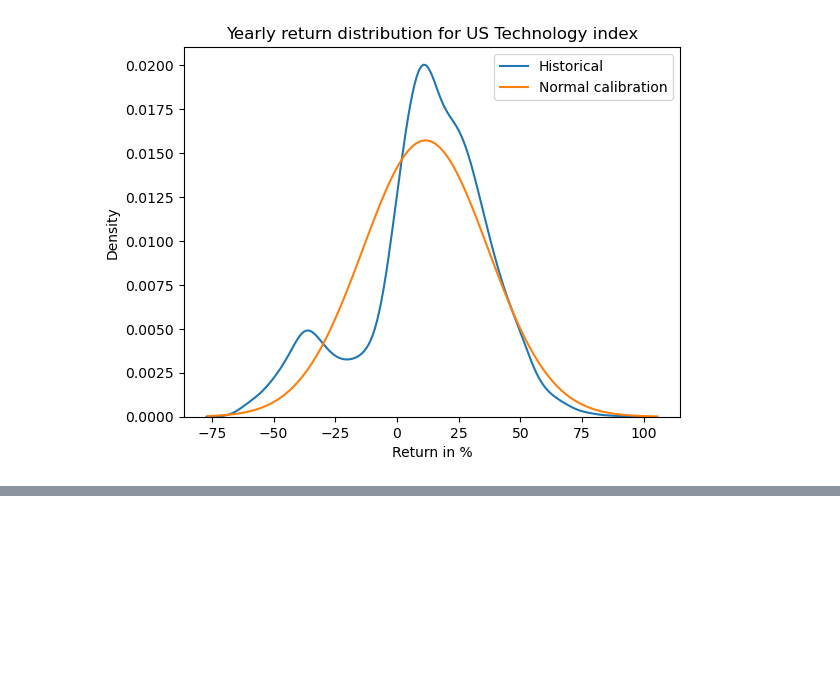
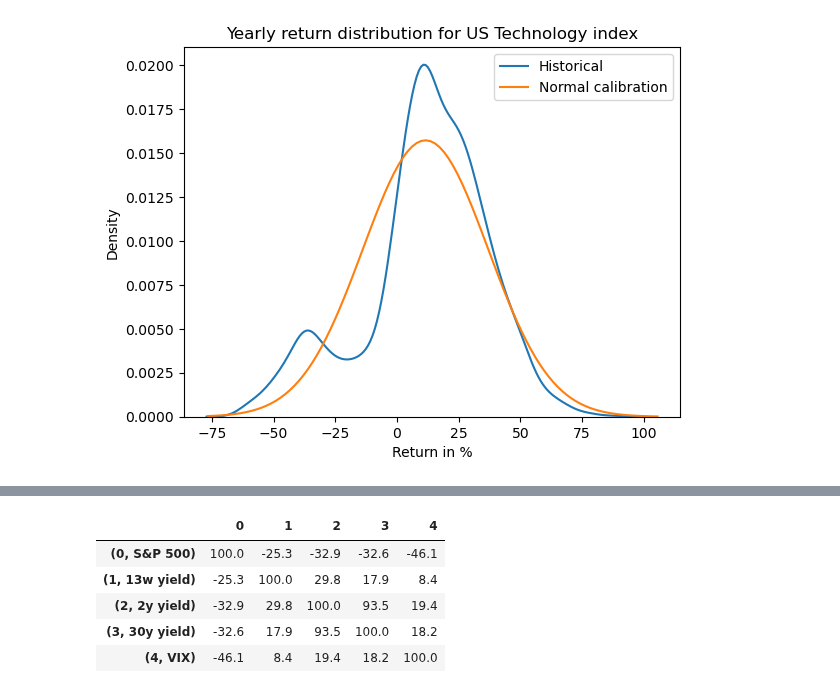
Before and after one commit to fortitudo-tech/pcrm-book, a Jupyter notebook: code/chapter2/chapter2_4.ipynb, the cells around one changed output, grey strips where cells are left out. Cells and saved outputs as stored; diff of their text form; code cells hidden in the pictures; blank space fills up the shorter version.

```diff
--- a/code/chapter2/chapter2_4.ipynb
+++ b/code/chapter2/chapter2_4.ipynb
@@ -70,0 +121,9 @@ plt.show()
+# %%
+np.round(100 * ft.correlation_matrix(log_diffs.iloc[vix_spikes_indices, :]), 1)
+# %% [output]
+|  | 0 | 1 | 2 | 3 | 4 |
+| (0, S&P 500) | 100.0 | -25.3 | -32.9 | -32.6 | -46.1 |
+| (1, 13w yield) | -25.3 | 100.0 | 29.8 | 17.9 | 8.4 |
+| (2, 2y yield) | -32.9 | 29.8 | 100.0 | 93.5 | 19.4 |
+| (3, 30y yield) | -32.6 | 17.9 | 93.5 | 100.0 | 18.2 |
+| (4, VIX) | -46.1 | 8.4 | 19.4 | 18.2 | 100.0 |
```
Also changed, not shown: parts of 11 cells of this notebook.
